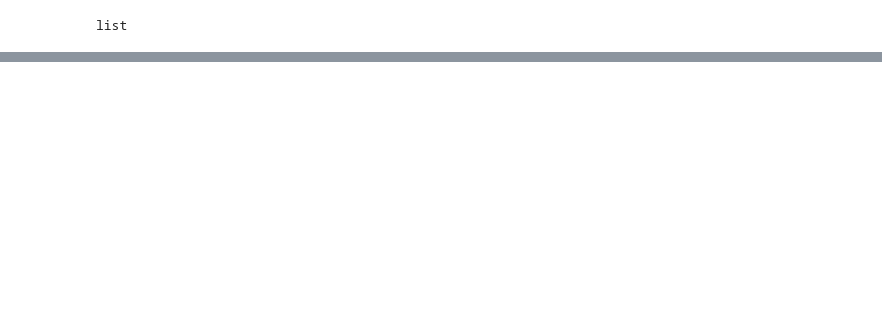
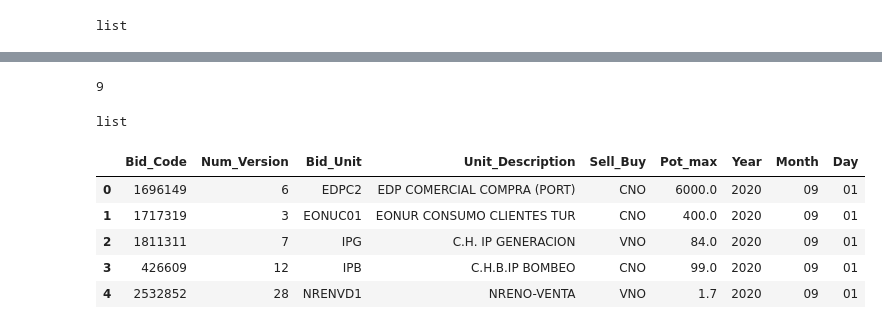
Before and after one commit to luisdelpozo/TFM, a Jupyter notebook: TFM_merged-files.ipynb, the cells around one changed output, grey strips where cells are left out. Drawn from its saved outputs; the diff is of its cells as text; code cells hidden in the pictures; blank space fills up the shorter version.

Commit message:
Segunda versión

```diff
--- a/TFM_merged-files.ipynb
+++ b/TFM_merged-files.ipynb
@@ -242,16 +232,21 @@ archive_09[0][0][0:7]
 # %% [output]
 '1696149'
 # %%
+#Prueba crear una lista única con strings y ',' y solo la info que me interesa:
+#[Código de oferta, Num. versión, Unidad ofertante, Descripción unidad, Indicador Compra/Venta, Potencia máxima]
+#[[0:7],[7:10],[10:17],[17:47],[47:50],[132:139]]
+#Se unen con "^" para evitar problemas con el "split" y las "," en los nombres
+
 cab_total_09 = []
 
 for day in range(len(archive_09)):
     for count in range(len(archive_09[day])):
-        cab_total_09.append(archive_09[day][count][0:7] +','+
-                            archive_09[day][count][7:10] +','+
-                            archive_09[day][count][10:17] +','+
-                            archive_09[day][count][17:47] +','+
-                            archive_09[day][count][47:50] +','+
-                            archive_09[day][count][132:139] +','+
-                            archive_list[day][4:8] + ',' +
-                            archive_list[day][8:10] + ',' +
-                            archive_list[day][10:12])
+        cab_total_09.append((archive_09[day][count][0:7] +'^'+
+                            archive_09[day][count][7:10] +'^'+
+                            archive_09[day][count][10:17] +'^'+
+                            archive_09[day][count][17:47] +'^'+
+                            archive_09[day][count][47:50] +'^'+
+                            archive_09[day][count][132:139] +'^'+
+                            archive_list[day][4:8] + '^' +
+                            archive_list[day][8:10] + '^' +
+                            archive_list[day][10:12]).split('^'))
@@ -273,0 +287,29 @@ cab_total_09[29390]
+# %%
+len(cab_total_09[29390])
+# %% [output]
+9
+# %%
+type(cab_total_09[29390])
+# %% [output]
+list
+# %%
+#columns=['Bid_Code', 'Num_Version', 'Bid_Unit', 'Unit_Description', 'Sell/Buy', 'Pot_max', 'Year','Month','Day']
+df_cab_09 = pd.DataFrame(cab_total_09,
+                        columns=['Bid_Code',
+                                 'Num_Version',
+                                 'Bid_Unit',
+                                 'Unit_Description',
+                                 'Sell_Buy',
+                                 'Pot_max',
+                                 'Year',
+                                 'Month',
+                                 'Day'])
+# %%
+df_cab_09.head()
+# %% [output]
+|  | Bid_Code | Num_Version | Bid_Unit | Unit_Description | Sell_Buy | Pot_max | Year | Month | Day |
+| 0 | 1696149 | 6 | EDPC2 | EDP COMERCIAL COMPRA (PORT) | CNO | 6000.0 | 2020 | 09 | 01 |
+| 1 | 1717319 | 3 | EONUC01 | EONUR CONSUMO CLIENTES TUR | CNO | 400.0 | 2020 | 09 | 01 |
+| 2 | 1811311 | 7 | IPG | C.H. IP GENERACION | VNO | 84.0 | 2020 | 09 | 01 |
+| 3 | 426609 | 12 | IPB | C.H.B.IP BOMBEO | CNO | 99.0 | 2020 | 09 | 01 |
+| 4 | 2532852 | 28 | NRENVD1 | NRENO-VENTA | VNO | 1.7 | 2020 | 09 | 01 |
```
Also changed, not shown: parts of 36 cells of this notebook.
